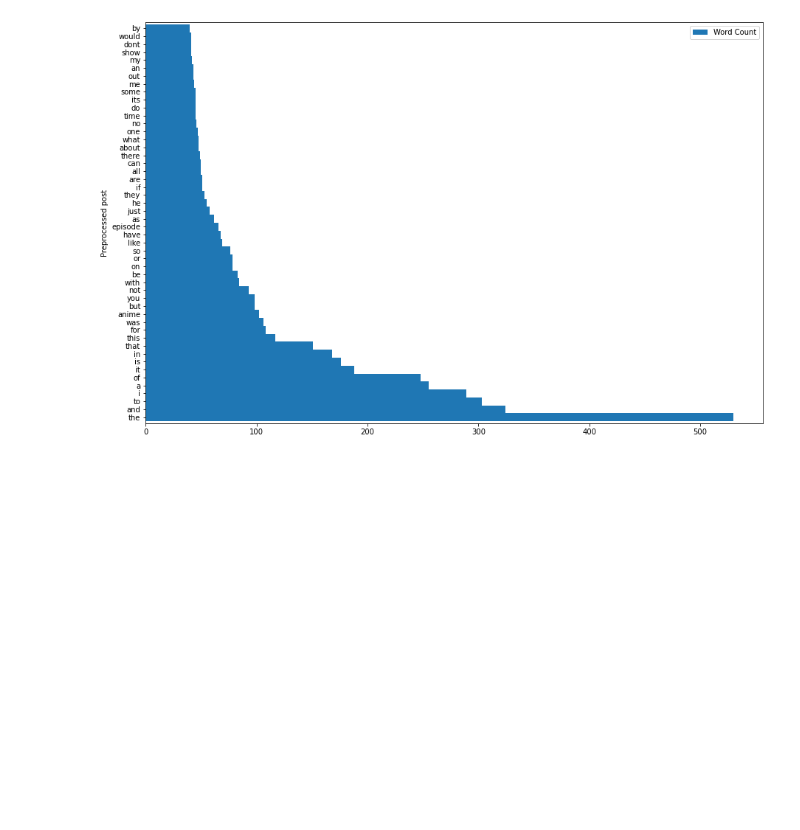
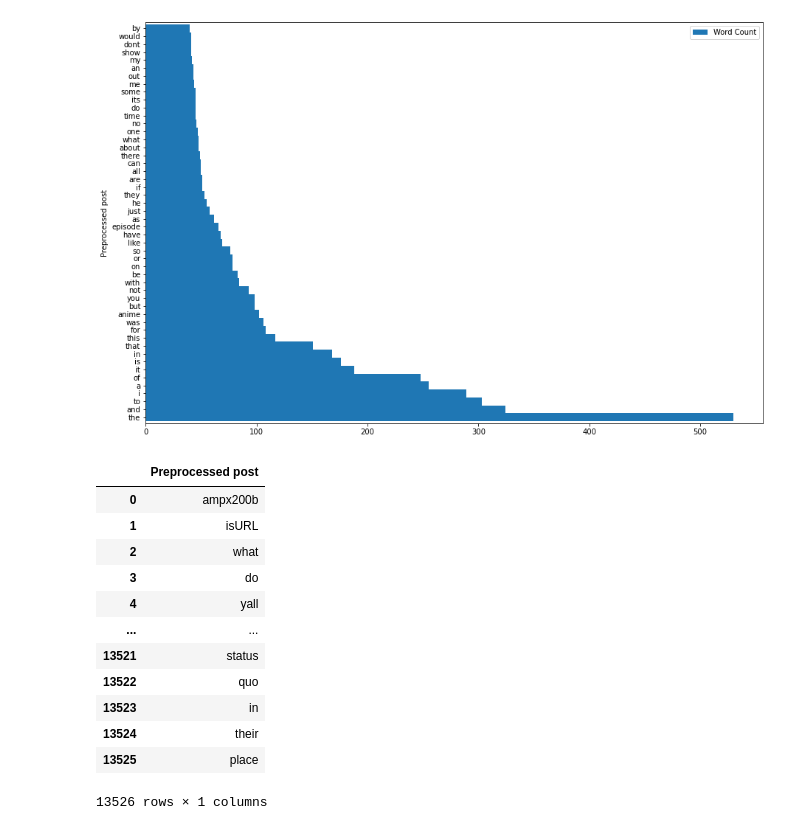
Before and after one commit to Janicon/datapre-reddit, a Jupyter notebook: API Access Homework.ipynb, the cells around one changed output. Drawn from its saved outputs; the diff is of its cells as text; code cells hidden in the pictures; blank space fills up the shorter version.

```diff
--- a/API Access Homework.ipynb
+++ b/API Access Homework.ipynb
@@ -215,3 +215,19 @@ For the sake of visibility and execution time, the bar graph was limited to the
 ax = words_df.drop(words_df.index[50:]).plot.barh(y='Word Count', figsize=(15, 10), stacked=True, width=1)
 # %% [output]
 [figure]
+# %%
+words
+# %% [output]
+|  | Preprocessed post |
+| 0 | ampx200b |
+| 1 | isURL |
+| 2 | what |
+| 3 | do |
+| 4 | yall |
+| ... | ... |
+| 13521 | status |
+| 13522 | quo |
+| 13523 | in |
+| 13524 | their |
+| 13525 | place |
+13526 rows × 1 columns
```
Also changed, not shown: parts of 2 cells of this notebook, 1 other file.
